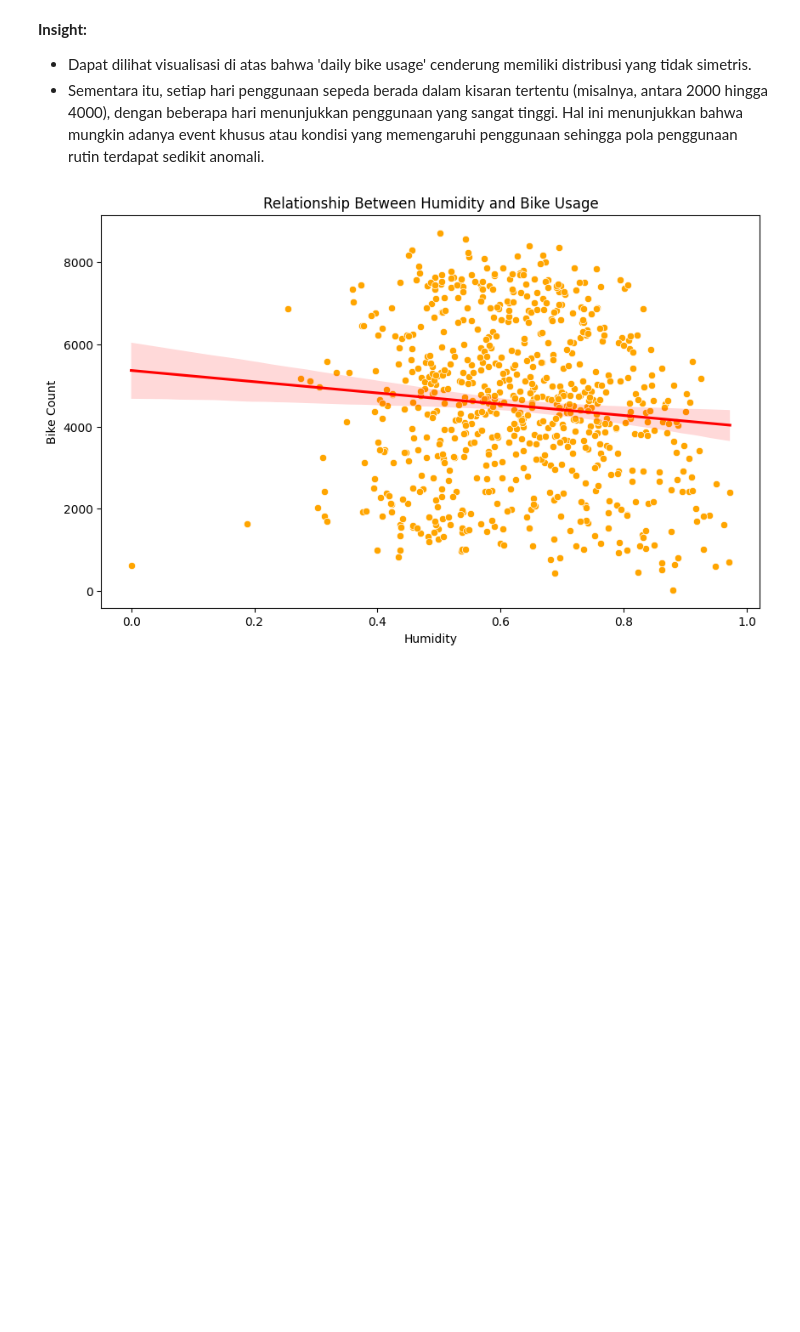
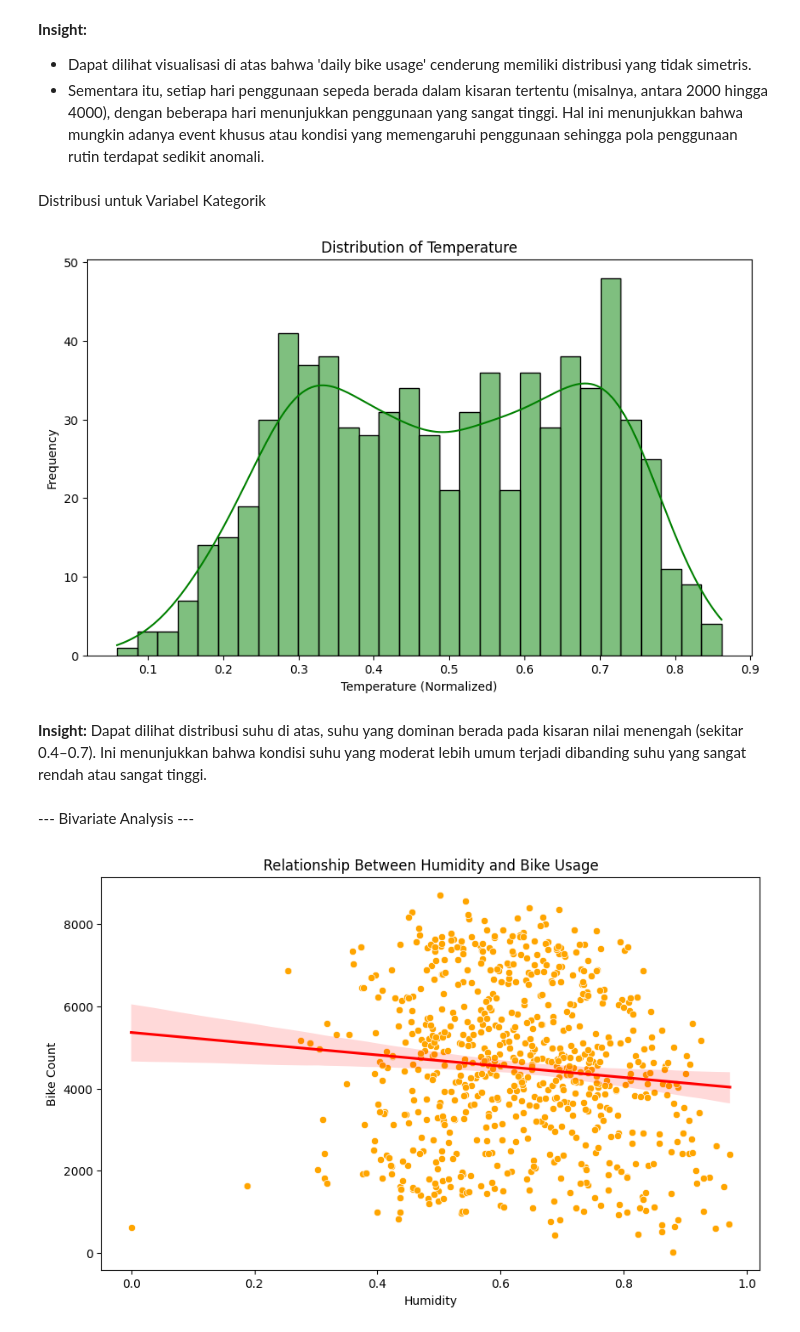
Before and after one commit to yesdevv/dicoding-project, a Jupyter notebook: projek_analisis_data.ipynb, the cells around one changed output. Cells and saved outputs as stored; diff of their text form; code cells hidden in the pictures; blank space fills up the shorter version.

```diff
--- a/projek_analisis_data.ipynb
+++ b/projek_analisis_data.ipynb
@@ -357,6 +276,25 @@ plt.show()
 **Insight:**
 - Dapat dilihat visualisasi di atas bahwa 'daily bike usage' cenderung memiliki distribusi yang tidak simetris.
 - Sementara itu, setiap hari penggunaan sepeda berada dalam kisaran tertentu (misalnya, antara 2000 hingga 4000), dengan beberapa hari menunjukkan penggunaan yang sangat tinggi. Hal ini menunjukkan bahwa mungkin adanya event khusus atau kondisi yang memengaruhi penggunaan sehingga pola penggunaan rutin terdapat sedikit anomali.
+# %% [markdown]
+
+
+Distribusi untuk Variabel Kategorik
+# %%
+# Distribution of temperature
+plt.figure(figsize=(10, 6))
+sns.histplot(bike_per_day_df['temp'], bins=30, kde=True, color='green')
+plt.title('Distribution of Temperature')
+plt.xlabel('Temperature (Normalized)')
+plt.ylabel('Frequency')
+plt.show()
+# %% [output]
+[figure, added]
+# %% [markdown]
+**Insight:**
+Dapat dilihat distribusi suhu di atas, suhu yang dominan berada pada kisaran nilai menengah (sekitar 0.4–0.7). Ini menunjukkan bahwa kondisi suhu yang moderat lebih umum terjadi dibanding suhu yang sangat rendah atau sangat tinggi.
+# %% [markdown]
+--- Bivariate Analysis ---
 # %%
 # Relationship between humidity and bike usage
 plt.figure(figsize=(10, 6))
```
Also changed, not shown: parts of 30 cells of this notebook.
